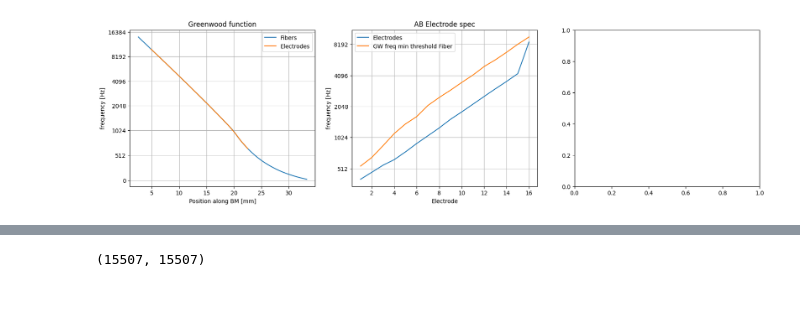
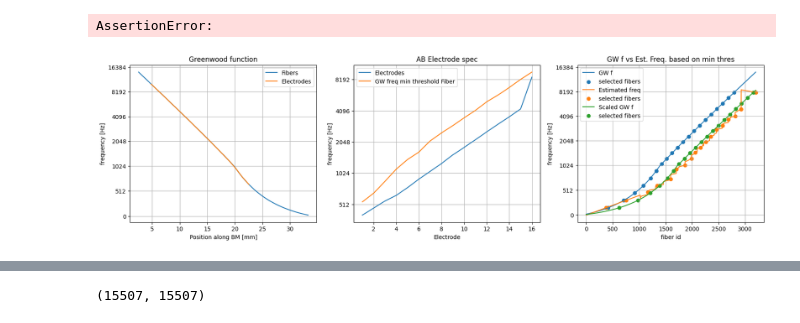
Before and after one commit to jacobdenobel/abt, a Jupyter notebook: notebooks/reconstruction.ipynb, the cells around one changed output, grey strips where cells are left out. Saved outputs shown, nothing was run; the diff lists cells and outputs as text; code cells hidden in the pictures.

```diff
--- a/notebooks/reconstruction.ipynb
+++ b/notebooks/reconstruction.ipynb
@@ -70,14 +70,14 @@ def create_neurogram(fiber_stats, selected_fibers, binsize, duration):
     return data
 # %%
 MIN_FREQ = 150
-MAX_FREQ = 9350
+MAX_FREQ = 8000
 
 FS = 17400
-NAME = "tone_1kHz"
-N_MELS = 80
+NAME = "defineit"
+N_MELS = 20
 N_FFT = 2048
 N_HOP = N_FFT // 32
-CS = False
+CS = True
 
 MEL_SCALE = librosa.filters.mel_frequencies(N_MELS, fmin=MIN_FREQ, fmax=MAX_FREQ)
 
@@ -92,8 +92,8 @@ pulse_train, audio_signal = abt.wav_to_electrodogram(
     virtual_channels=True,
     apply_audiomixer=False,
     ramp_type = 'cs',
-    M=MAT.M * 1000,
-    T=MAT.T * 1000,
+    # M=MAT.M * 1000,
+    # T=MAT.T * 1000,
     Fs = FS,
     stim_db = 67,
     ramp_duration=0.1
@@ -122,5 +122,8 @@ print(stimulus, duration)
 # scaler = (IDET.min(axis=0) / (pulse_train.max(axis=1) - np.min(pt, axis=1))).reshape(-1, 1)
 # pulse_train *= scaler
 
+
+pulse_train *= 5
+plt.plot(pulse_train.sum(axis=1))
 pulse_train.max(axis=1) / IDET.min(axis=0)
 # %% [output]
@@ -148,57 +192,62 @@ gwf_min_thresh = MAT.greenwood_f[np.argmin(MAT.I_det[:,::8], axis=0)]
 ax2.plot(electrodes, abt.utils.virtual_channel_frequencies(16), label="Electrodes")
 ax2.plot(electrodes, gwf_min_thresh, label="GW freq min threshold Fiber")
 
 ax2.legend()
 ax2.grid()
 ax2.set_title("AB Electrode spec")
 ax2.set_xlabel("Electrode")
 abt.utils.frequency_ax(ax2)
 
 
 # # Remapping selected fibers
-# min_thresh_fiber_idx = np.argmin(MAT.I_det[:,::8], axis=0)
+min_thresh_fiber_idx = np.argmin(MAT.I_det[:,:], axis=0)
 
-# f = scipy.interpolate.interp1d(
-#     np.r_[0, min_thresh_fiber_idx],
-#     np.r_[MAT.greenwood_f[0], ELECTRODE_FREQ_EDGES],
-#     fill_value='extrapolate'
-# )
+f = scipy.interpolate.interp1d(
+    np.r_[0, min_thresh_fiber_idx, 3200],
+    np.r_[0, abt.utils.virtual_channel_frequencies(121), MAX_FREQ],
+    fill_value='extrapolate'
+)
 
-# fidx = np.arange(0, 3200)
-# int_freq = f(fidx)
+fidx = np.arange(0, 3200)
+int_freq = f(fidx)
 
-# gwf = MAT.greenwood_f.copy()
-# gwf_scaled = gwf * .6
+# ax2.plot(fidx, int_freq)
 
-# selected_fibers_gw = np.array([find_nearest_idx(gwf, val) for val in MEL_SCALE])
-# selected_fibers_gw_scaled = np.array([find_nearest_idx(gwf_scaled, val) for val in MEL_SCALE])
-# selected_fibers_est = np.array([find_nearest_idx(int_freq, val) for val in MEL_SCALE])
+gwf = MAT.greenwood_f.copy()
+gwf_scaled = gwf * .6
 
-# p = ax3.plot(fidx, gwf, label="GW f")
-# ax3.scatter(selected_fibers_gw, gwf[selected_fibers_gw], color=p[0].get_color(), label='selected fibers')
-# p = ax3.plot(fidx, f(fidx), label="Estimated freq")
-# ax3.scatter(selected_fibers_est, int_freq[selected_fibers_est], color=p[0].get_color(), label='selected fibers')
+selected_fibers_gw = np.array([abt.utils.find_nearest_idx(gwf, val) for val in MEL_SCALE])
+selected_fibers_gw_scaled = np.array([abt.utils.find_nearest_idx(gwf_scaled, val) for val in MEL_SCALE])
+selected_fibers_est = np.array([abt.utils.find_nearest_idx(int_freq, val) for val in MEL_SCALE])
 
-# p = ax3.plot(fidx, gwf_scaled, label="Scaled GW f")
-# ax3.scatter(selected_fibers_gw_scaled, gwf_scaled[selected_fibers_gw_scaled], color=p[0].get_color(), label='selected fibers')
+p = ax3.plot(fidx, gwf, label="GW f")
+ax3.scatter(selected_fibers_gw, gwf[selected_fibers_gw], color=p[0].get_color(), label='selected fibers')
+p = ax3.plot(fidx, f(fidx), label="Estimated freq")
+ax3.scatter(selected_fibers_est, int_freq[selected_fibers_est], color=p[0].get_color(), label='selected fibers')
+
+p = ax3.plot(fidx, gwf_scaled, label="Scaled GW f")
+ax3.scatter(selected_fibers_gw_scaled, gwf_scaled[selected_fibers_gw_scaled], color=p[0].get_color(), label='selected fibers')
 
 
-# ax3.legend()
-# ax3.set_xlabel("fiber id")
-# frequency_ax(ax3)
-# ax3.grid()
-# ax3.set_title("GW f vs Est. Freq. based on min thres");
+ax3.legend()
+ax3.set_xlabel("fiber id")
+abt.utils.frequency_ax(ax3)
+ax3.grid()
+ax3.set_title("GW f vs Est. Freq. based on min thres");
 
 # # Using estimated fibers
-# # selected_fibers = selected_fibers_est
-# # selected_fibers_freq = int_freq[selected_fibers]
+selected_fibers = selected_fibers_est
+selected_fibers_freq = int_freq[selected_fibers]
 
 # # Using scaled Gw function
 # selected_fibers = selected_fibers_gw_scaled
 # selected_fibers_freq =  gwf_scaled[selected_fibers]
 
 # # Using original Gw function
 # # selected_fibers = selected_fibers_gw
 # # selected_fibers_freq =  gwf[selected_fibers]
+
+assert np.unique(selected_fibers).size == selected_fibers.size
 # %% [output]
+AssertionError:
-[figure, old version]
+[figure, new version]
```
Also changed, not shown: parts of 9 cells of this notebook, 2 other files.
